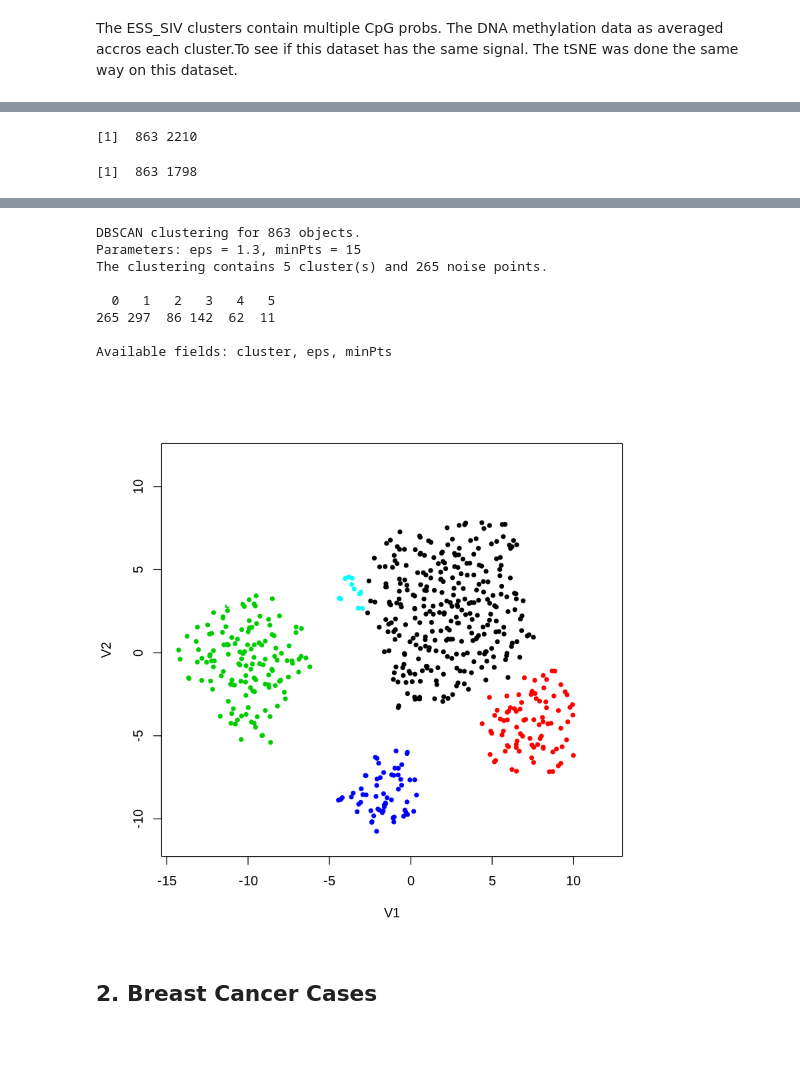
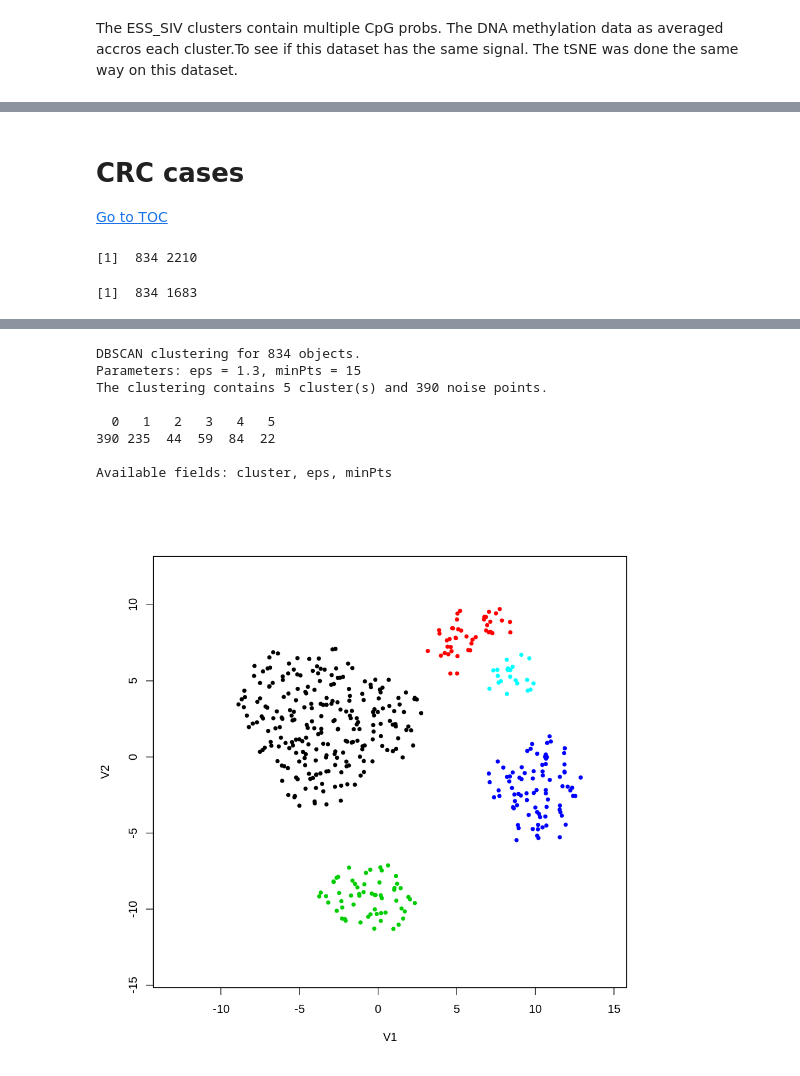
Before and after one commit to computational-epigenetics-section/MCCS_ESS_Cancer, a Jupyter notebook: MCCS_Cancer_Cohort_January_2019.ipynb, the cells around one changed output, grey strips where cells are left out. Drawn from its saved outputs; the diff is of its cells as text; code cells hidden in the pictures; blank space fills up the shorter version.

```diff
--- a/MCCS_Cancer_Cohort_January_2019.ipynb
+++ b/MCCS_Cancer_Cohort_January_2019.ipynb
@@ -137,5 +800,9 @@ ggplot(d_tsne_2, aes(x=V1, y=V2,colour = CancerCellType)) +
+# %% [markdown]
+# CRC cases
+<a href='#TOC'>Go to TOC</a>
+<a id='plot9'></a>
 # %%
-cancer_cases <- mccs_ess[mccs_ess$CancerCellType=='PC' & mccs_ess$CaseControl==1,]
+cancer_cases <- mccs_ess[mccs_ess$CancerCellType=='CRC' & mccs_ess$CaseControl==1,]
 cancer_cases_methy<- cancer_cases[,ess_siv_probs$CG]
 
 dim(cancer_cases_methy)
@@ -152,7 +819,7 @@ ggplot(d_tsne_3, aes(x=V1, y=V2)) +
   geom_point(size=0.45) +
   guides(colour=guide_legend(override.aes=list(size=6))) +
   xlab("V1") + ylab("V2") +theme_bw()+
-  ggtitle("PC Cancer Cases") +
+  ggtitle("CRC Cases") +
   scale_colour_brewer(palette = "Set2")
 
 res <- dbscan::dbscan(d_tsne_3,eps = 1.3, minPts = 15)
@@ -160,5 +827,5 @@ plot(d_tsne_3, col=res$cluster, pch = 20)
 #points(d_tsne_1[res$cluster == 0L], col = "grey", pch = "+")
 res
 # %% [output]
-[1]  863 2210
+[1]  834 2210
-[1]  863 1798
+[1]  834 1683
@@ -166,11 +833,9 @@ res
-DBSCAN clustering for 863 objects.
+DBSCAN clustering for 834 objects.
 Parameters: eps = 1.3, minPts = 15
-The clustering contains 5 cluster(s) and 265 noise points.
+The clustering contains 5 cluster(s) and 390 noise points.
 
   0   1   2   3   4   5
-265 297  86 142  62  11
+390 235  44  59  84  22
 
 Available fields: cluster, eps, minPts
-[figure, old version]
+[figure, new version]
-# %% [markdown]
-## 2. Breast Cancer Cases
```
Also changed, not shown: parts of 52 cells of this notebook.
